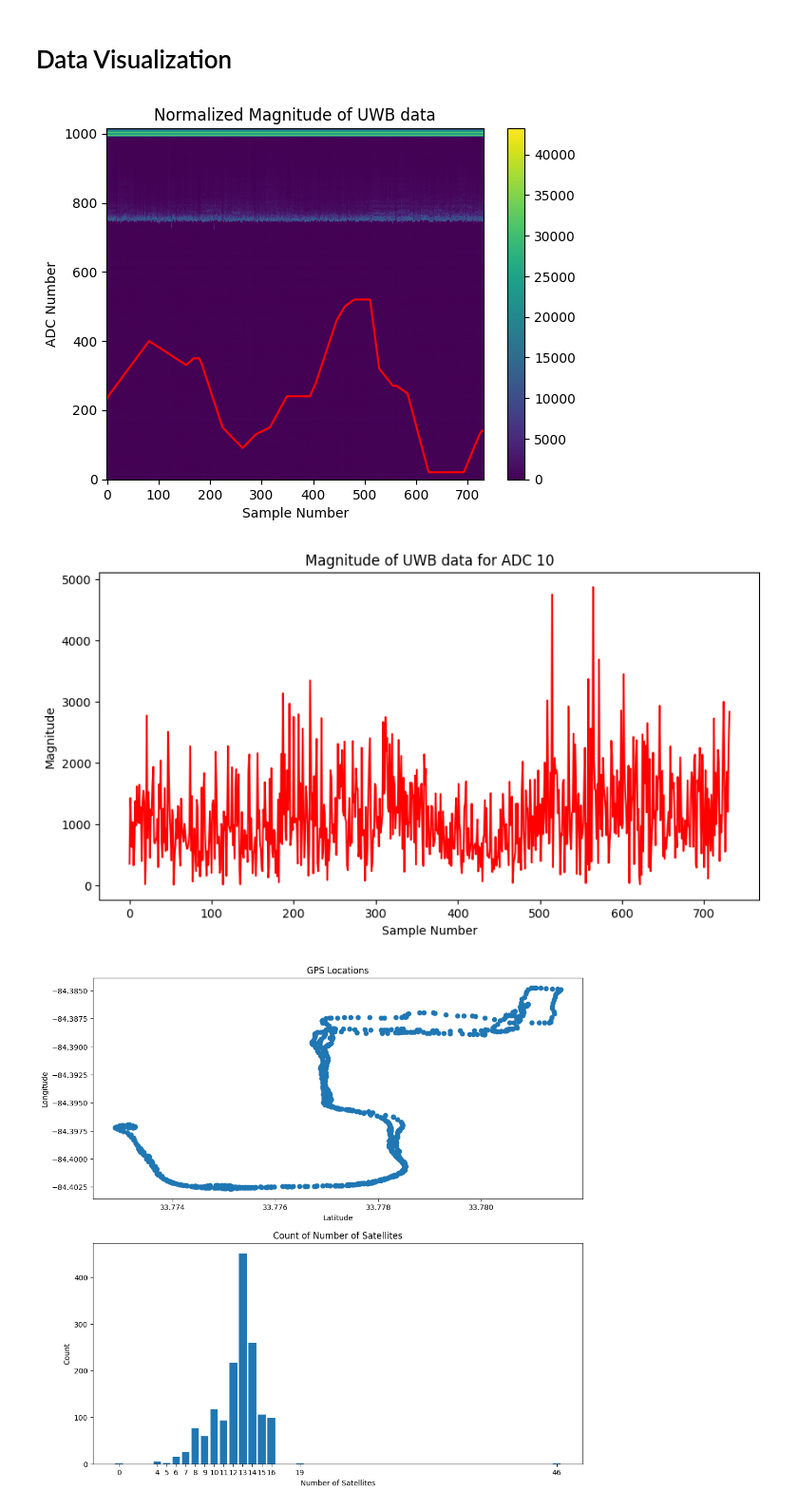
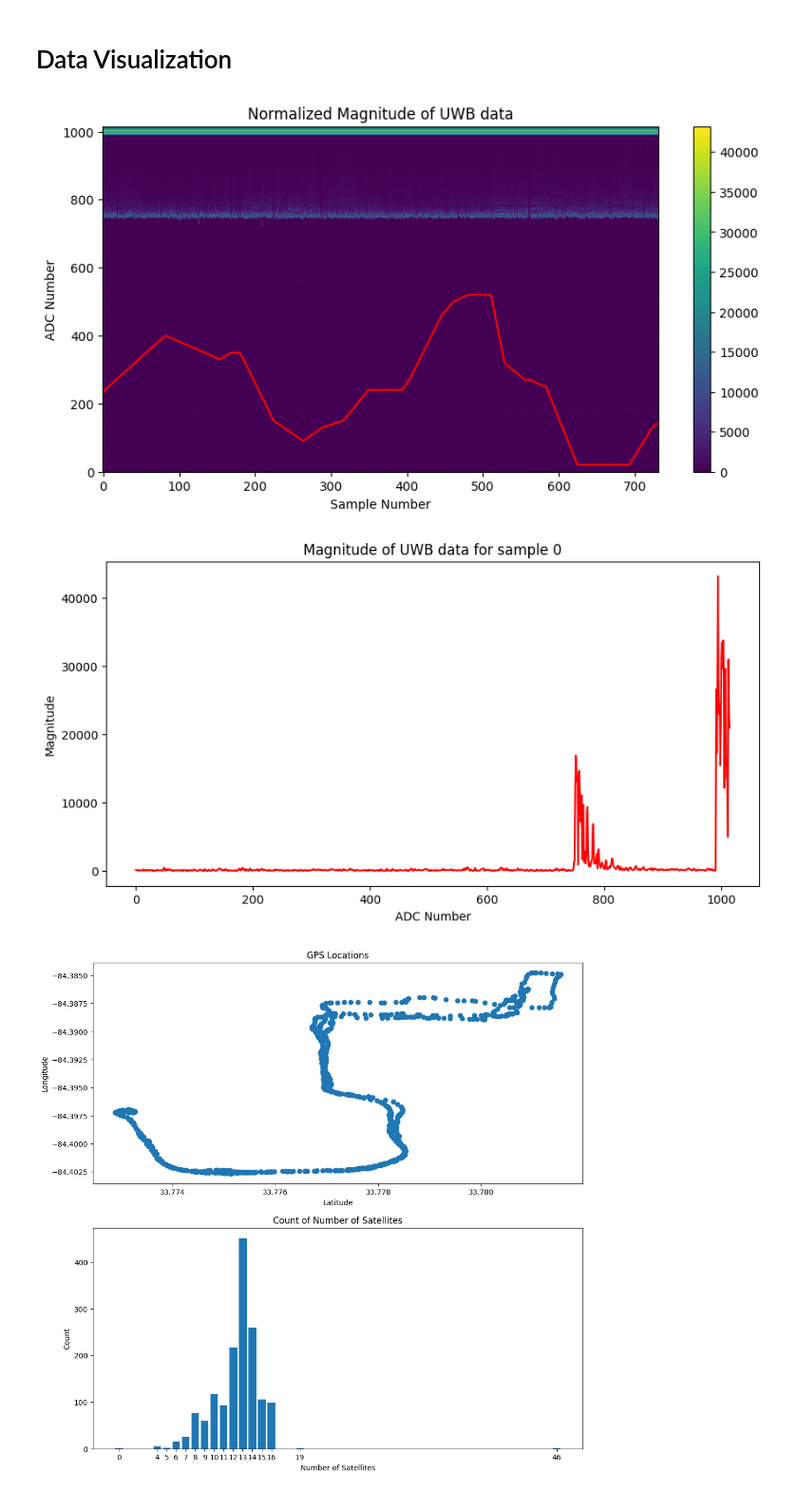
Before and after one commit to NathanMalta/UWB-Occupancy, a Jupyter notebook: bus_sensor_stats.ipynb, the cells around one changed output. Shown at 95% size. Saved outputs shown, nothing was run; the diff lists cells and outputs as text; code cells hidden in the pictures.

```diff
--- a/bus_sensor_stats.ipynb
+++ b/bus_sensor_stats.ipynb
@@ -218,38 +218,38 @@ magnitude = np.abs(complex_data)
 
 normalize = False
 if normalize:
     for i in range(num_adcs): #Normalize data for each ADC
         magnitude[i,:] = magnitude[i,:] / np.max(magnitude[i,:])
 
 #compute the phase
 phase = np.angle(complex_data)
 
 #plot the magnitude
 plt.figure(figsize=(10, 5))
 plt.imshow(magnitude, aspect='auto')
 
 #draw ground truth on top
 plt.plot(ground_truth['num_people'] * 10, color='red', label='ground truth')
 
 #invert y axis
 plt.gca().invert_yaxis()
 
 plt.colorbar()
 plt.title('Normalized Magnitude of UWB data')
 plt.xlabel('Sample Number')
 plt.ylabel('ADC Number')
 plt.show()
 
 plt.figure(figsize=(10, 5))
 adcNum = 800
-plt.plot(magnitude[adcNum, :], color='red', label='ground truth')
-plt.title('Magnitude of UWB data for ADC 10')
-plt.xlabel('Sample Number')
+plt.plot(magnitude[:, 0], color='red', label='ground truth')
+plt.title('Magnitude of UWB data for sample 0')
+plt.xlabel('ADC Number')
 plt.ylabel('Magnitude')
 plt.show()
 # %% [output]
-[figure, old version]
+[figure, new version]
-[figure, old version]
+[figure, new version]
 # %%
 plt.figure(figsize=(12, 12))
 
```
Also changed, not shown: parts of 6 cells of this notebook.
